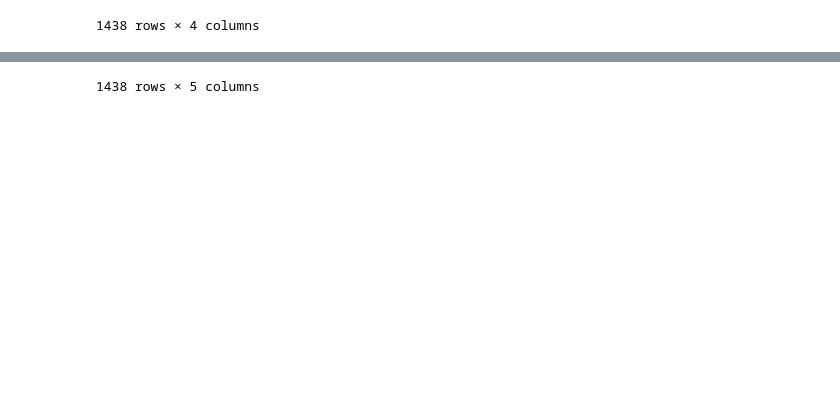
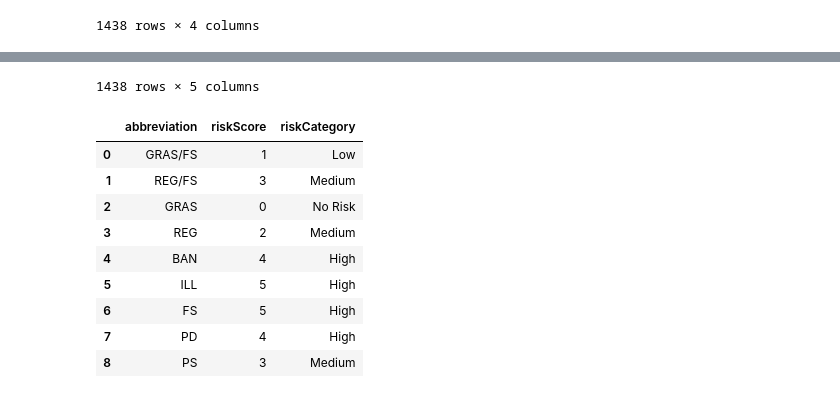
Before and after one commit to Dekuran/MeltingHackJunctionAsia2024, a Jupyter notebook: fda_dat_scrape_and_clean.ipynb, the cells around one changed output, grey strips where cells are left out. Cells and saved outputs as stored; diff of their text form; code cells hidden in the pictures; blank space fills up the shorter version.

```diff
--- a/fda_dat_scrape_and_clean.ipynb
+++ b/fda_dat_scrape_and_clean.ipynb
@@ -218,28 +198,41 @@ display(fda_additives_df)
 1438 rows × 4 columns
 # %%
 fda_additives_df = fda_additives_df.merge(fda_data_dictionary[["abbreviation", "fda_status"]], how='left', on='abbreviation')
-
+display(fda_additives_df)
 # create basic safety lookup based on reg status
 
 reg_to_risk_score_data = {
-    'abbreviation': ['GRAS/FS','REG/FS','GRAS','REG','BAN','ILL''FS','PD','PS'],
-    'Column2': [10, 20, 30, 40]
+    'abbreviation': ['GRAS/FS','REG/FS','GRAS','REG','BAN','ILL','FS','PD','PS'],
+    'riskScore': [1,3,0,2,4,5,5,4,3],
+    'riskCategory': ["Low", "Medium", "No Risk", "Medium", "High", "High", "High", "High", "Medium"]
 }
 
-safety_score_df = pd.DataFrame()
+safety_score_df = pd.DataFrame(reg_to_risk_score_data)
 
-display(fda_additives_df)
+safety_score_df["riskScore"] = safety_score_df["riskScore"].astype('int')
+
+display(safety_score_df)
 # %% [output]
 |  | rawData | additive | description | abbreviation | fda_status |
 | 0 | Acacia(gum arabic)- EMUL/STAB, RE... | Acacia(gum arabic) | EMUL/STAB, REG, Used as thickener... | REG | Food additives for which a petiti... |
 | 1 | Acesulfame potassium- NNS, REG, S... | Acesulfame potassium | NNS, REG, See Regulation -172.800 | REG | Food additives for which a petiti... |
 | 2 | Acetic acid- B&N/FEED, GRAS/FS, P... | Acetic acid | B&N/FEED, GRAS/FS, Part 133, Chee... | GRAS/FS | Substances generally recognized a... |
 | 3 | Acetic anhydride- MISC, REG, In m... | Acetic anhydride | MISC, REG, In modifying food star... | REG | Food additives for which a petiti... |
 | 4 | Acetone- SOLV, REG, 30 ppm - As r... | Acetone | SOLV, REG, 30 ppm - As residual s... | REG | Food additives for which a petiti... |
 | ... | ... | ... | ... | ... | ... |
 | 1433 | Zinc methionine sulfate- NUTR, RE... | Zinc methionine sulfate | NUTR, REG, Tablets - See 172.399 ... | REG | Food additives for which a petiti... |
 | 1434 | Zinc oxide- NUTR/DS, GRAS, GMP - ... | Zinc oxide | NUTR/DS, GRAS, GMP - 182.5991, 18... | GRAS | Generally recognized as safe. Sub... |
 | 1435 | Zinc stearate- NUTR/DS, GRAS, GMP... | Zinc stearate | NUTR/DS, GRAS, GMP, Free from chi... | GRAS | Generally recognized as safe. Sub... |
 | 1436 | Zinc sulfate- NUTR/DS, GRAS, GMP ... | Zinc sulfate | NUTR/DS, GRAS, GMP - 182.5997, 18... | GRAS | Generally recognized as safe. Sub... |
 | 1437 | Zoalene- FEED, REG, 2 ppm - Resid... | Zoalene | FEED, REG, 2 ppm - Residues in un... | REG | Food additives for which a petiti... |
 1438 rows × 5 columns
+|  | abbreviation | riskScore | riskCategory |
+| 0 | GRAS/FS | 1 | Low |
+| 1 | REG/FS | 3 | Medium |
+| 2 | GRAS | 0 | No Risk |
+| 3 | REG | 2 | Medium |
+| 4 | BAN | 4 | High |
+| 5 | ILL | 5 | High |
+| 6 | FS | 5 | High |
+| 7 | PD | 4 | High |
+| 8 | PS | 3 | Medium |
```
Also changed, not shown: parts of 5 cells of this notebook.
